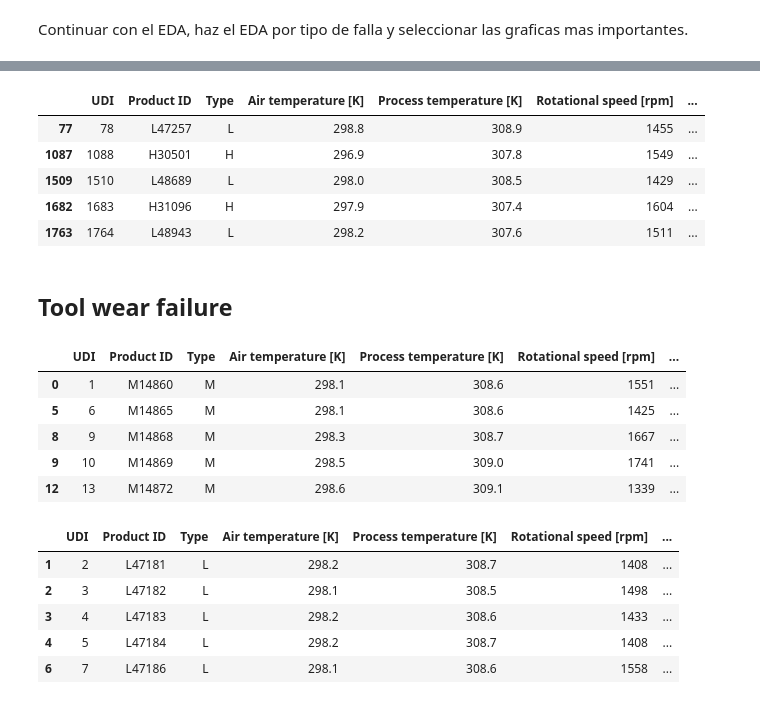
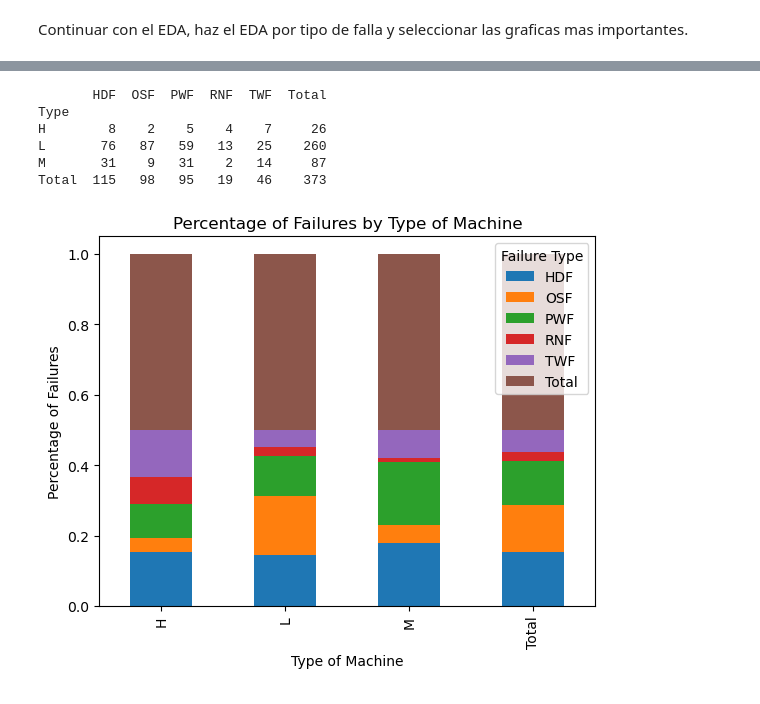
Before and after one commit to edwinsantosv/SummerCamp-2025, a Jupyter notebook: 1_Final Project/DataExploration.ipynb, the cells around one changed output, grey strips where cells are left out. Drawn from its saved outputs; the diff is of its cells as text; code cells hidden in the pictures.

```diff
--- a/1_Final Project/DataExploration.ipynb
+++ b/1_Final Project/DataExploration.ipynb
@@ -251,29 +319,20 @@ El dataset incluye la etiqueta **`machine failure`**, que indica si la máquina
-# %%
-df[df['TWF']==1].head()
-# %% [output]
-|  | UDI | Product ID | Type | Air temperature [K] | Process temperature [K] | Rotational speed [rpm] | ... |
-| 77 | 78 | L47257 | L | 298.8 | 308.9 | 1455 | ... |
-| 1087 | 1088 | H30501 | H | 296.9 | 307.8 | 1549 | ... |
-| 1509 | 1510 | L48689 | L | 298.0 | 308.5 | 1429 | ... |
-| 1682 | 1683 | H31096 | H | 297.9 | 307.4 | 1604 | ... |
-| 1763 | 1764 | L48943 | L | 298.2 | 307.6 | 1511 | ... |
-# %% [markdown]
-## Tool wear failure
-# %%
-df[df["Type"]=="M"].head()
-# %% [output]
-|  | UDI | Product ID | Type | Air temperature [K] | Process temperature [K] | Rotational speed [rpm] | ... |
-| 0 | 1 | M14860 | M | 298.1 | 308.6 | 1551 | ... |
-| 5 | 6 | M14865 | M | 298.1 | 308.6 | 1425 | ... |
-| 8 | 9 | M14868 | M | 298.3 | 308.7 | 1667 | ... |
-| 9 | 10 | M14869 | M | 298.5 | 309.0 | 1741 | ... |
-| 12 | 13 | M14872 | M | 298.6 | 309.1 | 1339 | ... |
-# %%
-df[df["Type"]=="L"].head()
-# %% [output]
-|  | UDI | Product ID | Type | Air temperature [K] | Process temperature [K] | Rotational speed [rpm] | ... |
-| 1 | 2 | L47181 | L | 298.2 | 308.7 | 1408 | ... |
-| 2 | 3 | L47182 | L | 298.1 | 308.5 | 1498 | ... |
-| 3 | 4 | L47183 | L | 298.2 | 308.6 | 1433 | ... |
-| 4 | 5 | L47184 | L | 298.2 | 308.7 | 1408 | ... |
-| 6 | 7 | L47186 | L | 298.1 | 308.6 | 1558 | ... |
+# %%
+pivot_table = df.pivot_table(index='Type', values=['TWF', 'HDF', 'PWF', 'OSF', 'RNF'], aggfunc='sum', margins=True, margins_name='Total')
+pivot_table = pivot_table.assign(Total=pivot_table.sum(axis=1))
+print(pivot_table)
+# %% [output]
+       HDF  OSF  PWF  RNF  TWF  Total
+Type
+H        8    2    5    4    7     26
+L       76   87   59   13   25    260
+M       31    9   31    2   14     87
+Total  115   98   95   19   46    373
+# %%
+pivot_table.div(pivot_table.sum(axis=1), axis=0).plot(kind='bar', stacked=True)
+plt.title('Percentage of Failures by Type of Machine')
+plt.xlabel('Type of Machine')
+plt.ylabel('Percentage of Failures')
+plt.legend(title='Failure Type')
+plt.show()
+# %% [output]
+[figure, added]
```
Also changed, not shown: parts of 5 cells of this notebook.
